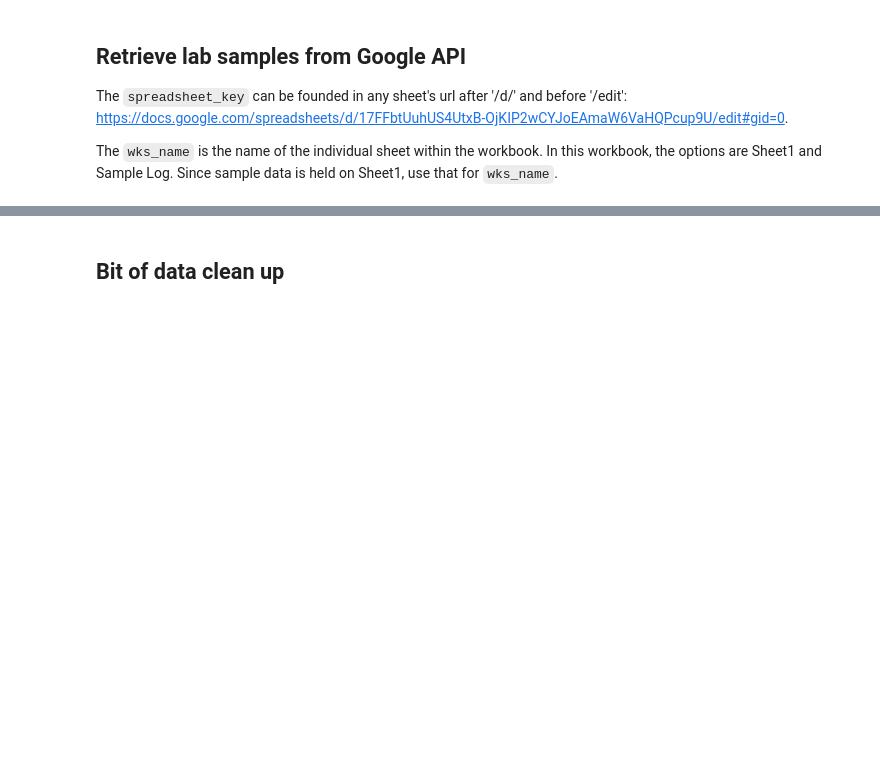
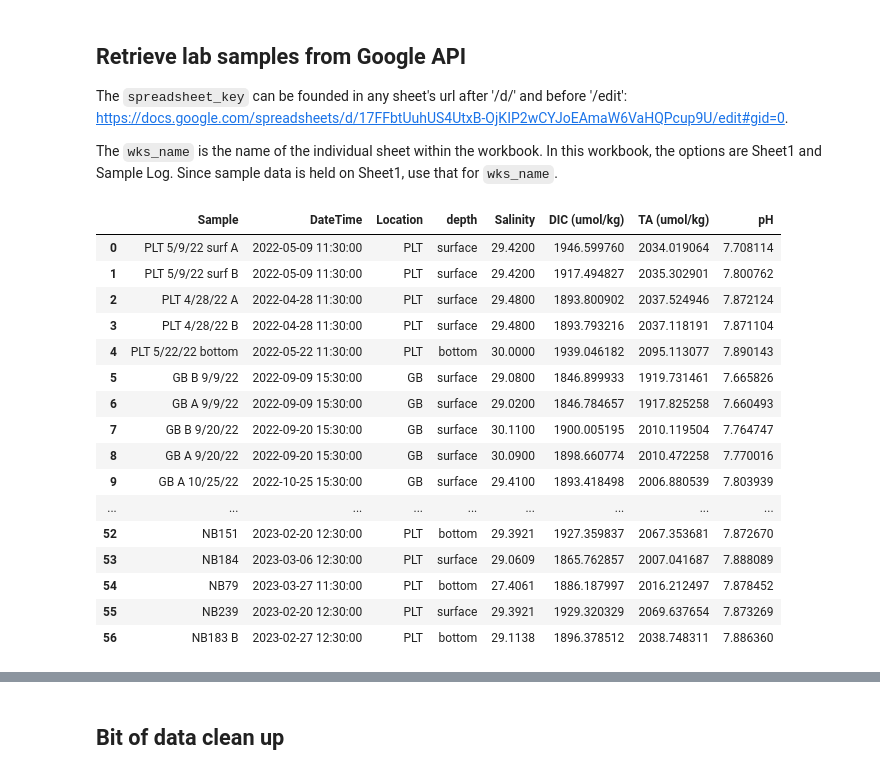
Before and after one commit to abby-baskind/phyto, a Jupyter notebook: for_georgia.ipynb, the cells around one changed output, grey strips where cells are left out. Saved outputs shown, nothing was run; the diff lists cells and outputs as text; code cells hidden in the pictures; blank space fills up the shorter version.

```diff
--- a/for_georgia.ipynb
+++ b/for_georgia.ipynb
@@ -157,6 +158,27 @@ This information is originally recorded in the lab notebook. I do my best to kee
 The `spreadsheet_key` can be founded in any sheet's url after '/d/' and before '/edit': https://docs.google.com/spreadsheets/d/17FFbtUuhUS4UtxB-OjKIP2wCYJoEAmaW6VaHQPcup9U/edit#gid=0.
 
 The `wks_name` is the name of the individual sheet within the workbook. In this workbook, the options are Sheet1 and Sample Log. Since sample data is held on Sheet1, use that for `wks_name`.
+# %%
+newlabdf = PLT.get_lab_samples('https://docs.google.com/spreadsheets/d/17FFbtUuhUS4UtxB-OjKIP2wCYJoEAmaW6VaHQPcup9U/edit#gid=0.', 'Sheet1')
+newlabdf
+# %% [output]
+|  | Sample | DateTime | Location | depth | Salinity | DIC (umol/kg) | TA (umol/kg) | pH |
+| 0 | PLT 5/9/22 surf A | 2022-05-09 11:30:00 | PLT | surface | 29.4200 | 1946.599760 | 2034.019064 | 7.708114 |
+| 1 | PLT 5/9/22 surf B | 2022-05-09 11:30:00 | PLT | surface | 29.4200 | 1917.494827 | 2035.302901 | 7.800762 |
+| 2 | PLT 4/28/22 A | 2022-04-28 11:30:00 | PLT | surface | 29.4800 | 1893.800902 | 2037.524946 | 7.872124 |
+| 3 | PLT 4/28/22 B | 2022-04-28 11:30:00 | PLT | surface | 29.4800 | 1893.793216 | 2037.118191 | 7.871104 |
+| 4 | PLT 5/22/22 bottom | 2022-05-22 11:30:00 | PLT | bottom | 30.0000 | 1939.046182 | 2095.113077 | 7.890143 |
+| 5 | GB B 9/9/22 | 2022-09-09 15:30:00 | GB | surface | 29.0800 | 1846.899933 | 1919.731461 | 7.665826 |
+| 6 | GB A 9/9/22 | 2022-09-09 15:30:00 | GB | surface | 29.0200 | 1846.784657 | 1917.825258 | 7.660493 |
+| 7 | GB B 9/20/22 | 2022-09-20 15:30:00 | GB | surface | 30.1100 | 1900.005195 | 2010.119504 | 7.764747 |
+| 8 | GB A 9/20/22 | 2022-09-20 15:30:00 | GB | surface | 30.0900 | 1898.660774 | 2010.472258 | 7.770016 |
+| 9 | GB A 10/25/22 | 2022-10-25 15:30:00 | GB | surface | 29.4100 | 1893.418498 | 2006.880539 | 7.803939 |
+| ... | ... | ... | ... | ... | ... | ... | ... | ... |
+| 52 | NB151 | 2023-02-20 12:30:00 | PLT | bottom | 29.3921 | 1927.359837 | 2067.353681 | 7.872670 |
+| 53 | NB184 | 2023-03-06 12:30:00 | PLT | surface | 29.0609 | 1865.762857 | 2007.041687 | 7.888089 |
+| 54 | NB79 | 2023-03-27 11:30:00 | PLT | bottom | 27.4061 | 1886.187997 | 2016.212497 | 7.878452 |
+| 55 | NB239 | 2023-02-20 12:30:00 | PLT | surface | 29.3921 | 1929.320329 | 2069.637654 | 7.873269 |
+| 56 | NB183 B | 2023-02-27 12:30:00 | PLT | bottom | 29.1138 | 1896.378512 | 2038.748311 | 7.886360 |
 # %%
 spreadsheet_key = '17FFbtUuhUS4UtxB-OjKIP2wCYJoEAmaW6VaHQPcup9U'
 wks_name = 'Sheet1'
```
Also changed, not shown: parts of 2 cells of this notebook, 2 other files.
